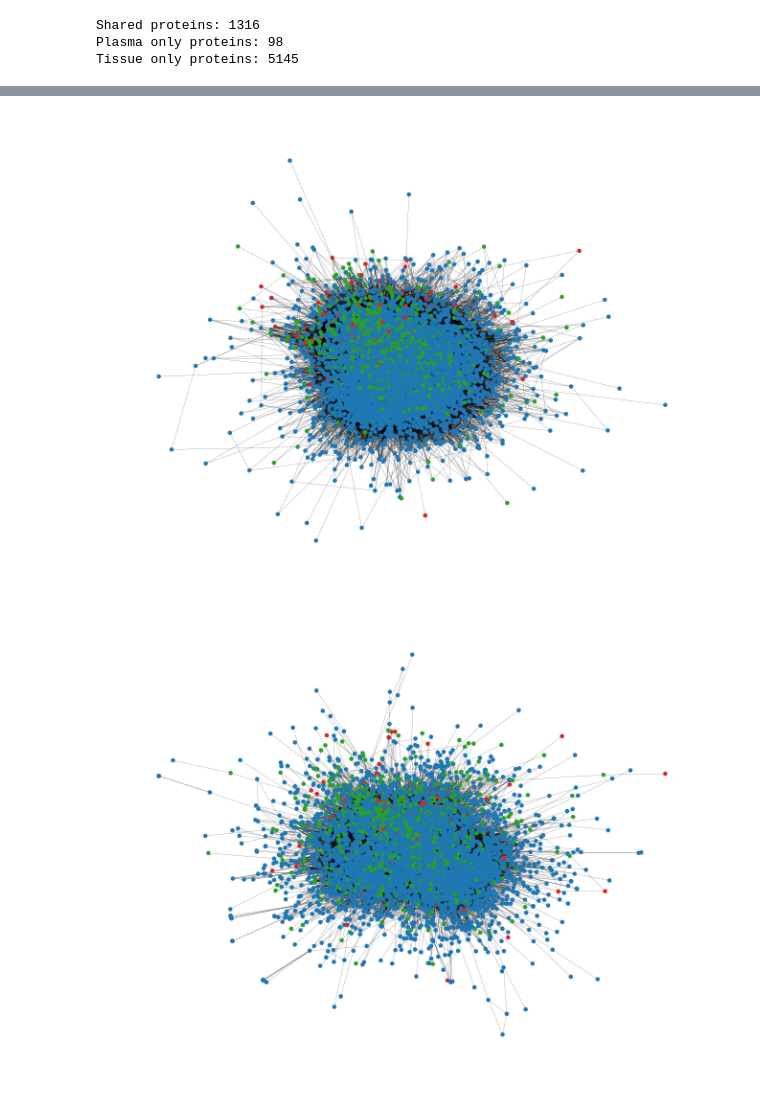
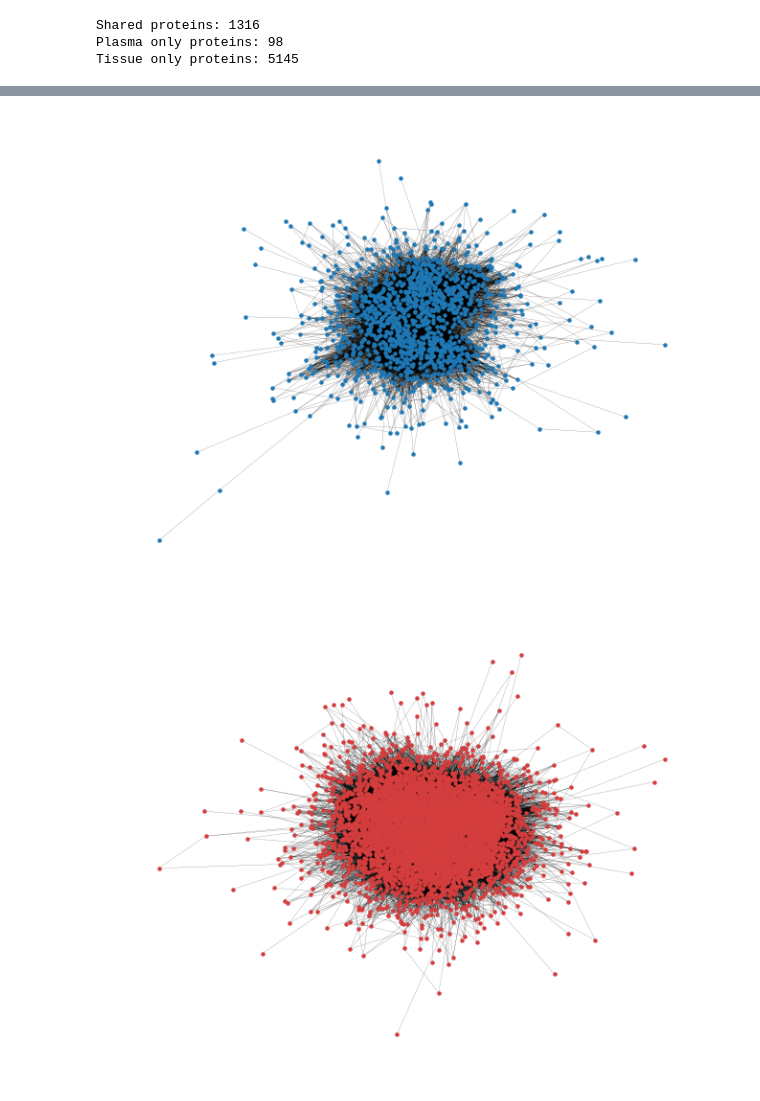
Before and after one commit to paulaliv/AAA_project, a Jupyter notebook: graph_analysis.ipynb, the cells around one changed output, grey strips where cells are left out. Saved outputs shown, nothing was run; the diff lists cells and outputs as text; code cells hidden in the pictures.

Commit message:
graph stats and visualization

```diff
--- a/graph_analysis.ipynb
+++ b/graph_analysis.ipynb
@@ -20,3 +14,18 @@ graph_genes = set(
+# %%
+##### Plasma only
+graph_plasma_400 = pd.read_csv('PR80_30/gene_edges_model_plasma_400.csv')
+graph_plasma_700 = pd.read_csv('PR80_30/gene_edges_model_plasma_700.csv')
+##### Tissue only
+graph_tissue_400 = pd.read_csv('PR80_30/gene_edges_model_tissue_400.csv')
+graph_tissue_700 = pd.read_csv('PR80_30/gene_edges_model_tissue_700.csv')
+
+##### common only
+graph_common_400 = pd.read_csv('PR80_30/gene_edges_model_common_400.csv')
+graph_common_700 = pd.read_csv('PR80_30/gene_edges_model_common_700.csv')
+
+##### Union
+graph_union_400 = pd.read_csv('PR80_30/gene_edges_model_union_400.csv')
+graph_union_700 = pd.read_csv('PR80_30/gene_edges_model_union_700.csv')
 # %%
 plasma_proteins = set(protein for protein in plasma_data['Genes'].values if protein in graph_genes)
 tissue_proteins = set(protein for protein in tissue_data['Genes'].values if protein in graph_genes)
@@ -168,7 +226,7 @@ for p in tissue_only_proteins:
 #     node_colors[protein] = "blue"
 # %%
 G = nx.from_pandas_edgelist(
-    connectivity_400,
+    graph_plasma_400,
     source="gene1",
     target="gene2",
     edge_attr="combined_score"
@@ -177,39 +235,35 @@ G = nx.from_pandas_edgelist(
 largest_cc = max(nx.connected_components(G), key=len)
 
 G_sub = G.subgraph(largest_cc)
-colors = [
-    node_colors.get(node, "gray")
-    for node in G_sub.nodes()
-]
+
 
 nx.draw_spring(
     G_sub,
     node_size=5,
-    width=0.1,
-    node_color=colors
+    width=0.1
 )
 # %% [output]
-[figure, old version]
+[figure, new version]
 # %%
 G = nx.from_pandas_edgelist(
-    connectivity_700,
+    graph_tissue_400,
     source="gene1",
     target="gene2",
     edge_attr="combined_score"
 )
 
 largest_cc = max(nx.connected_components(G), key=len)
 
 G_sub = G.subgraph(largest_cc)
-colors = [
-    node_colors.get(node, "gray")
-    for node in G_sub.nodes()
-]
+color = "#d62728"
 nx.draw_spring(
     G_sub,
     node_size=5,
     width=0.1,
-    node_color=colors
+    node_color ='#D43D3D' # deep muted red
+
+
+
 )
 # %% [output]
-[figure, old version]
+[figure, new version]
```
Also changed, not shown: parts of 13 cells of this notebook, 5 other files.
